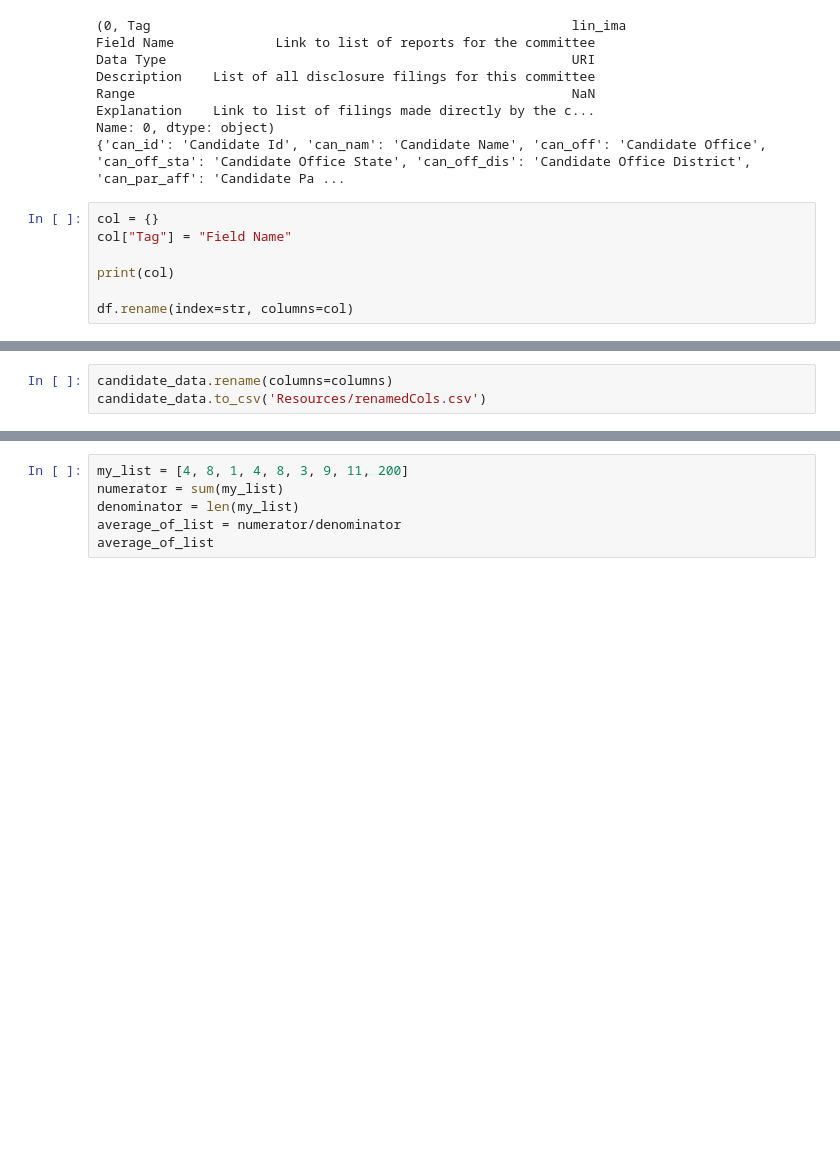
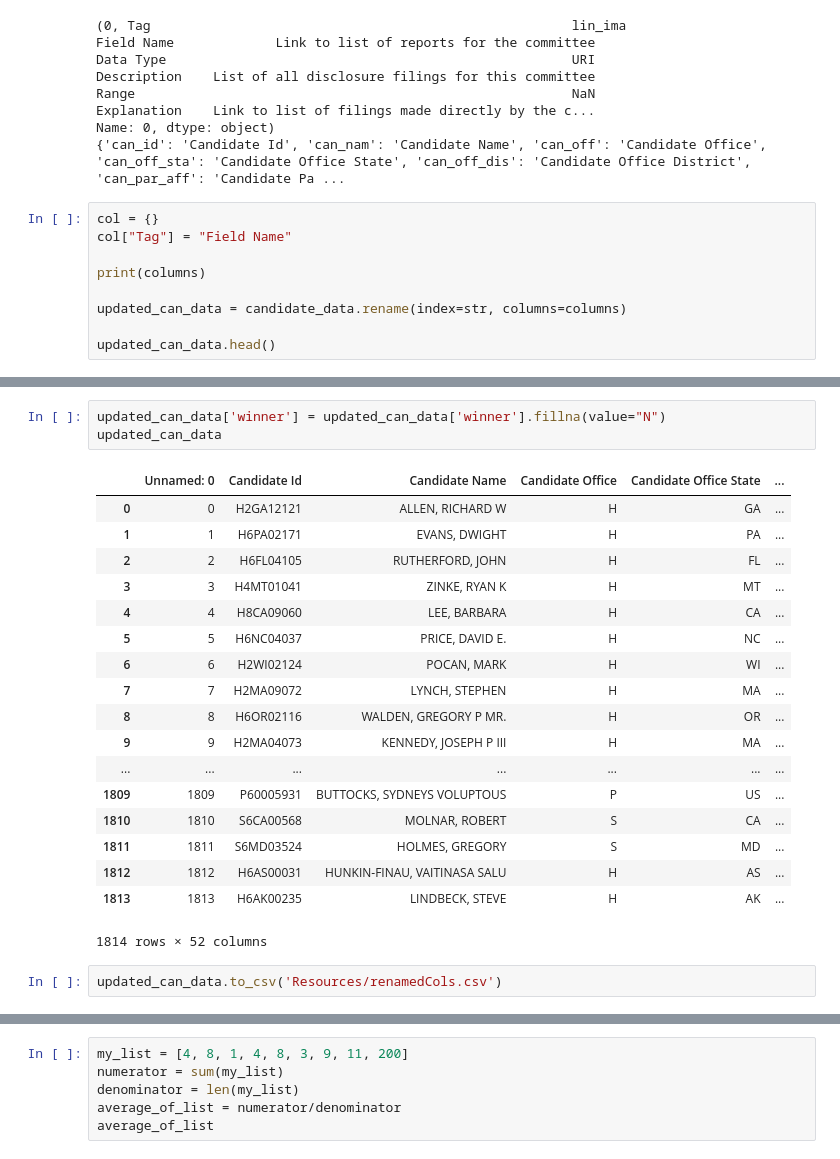
Before and after one commit to shresthaachyut/Election-Result-Prediction, a Jupyter notebook: award_project1.ipynb, the cells around one changed output, grey strips where cells are left out. Drawn from its saved outputs; the diff is of its cells as text; blank space fills up the shorter version.

```diff
--- a/award_project1.ipynb
+++ b/award_project1.ipynb
@@ -45,7 +45,9 @@ Name: 0, dtype: object)
 col = {}
 col["Tag"] = "Field Name"
 
-print(col)
+print(columns)
 
-df.rename(index=str, columns=col)
+updated_can_data = candidate_data.rename(index=str, columns=columns)
+
+updated_can_data.head()
 # %% [output]
@@ -54,3 +62,24 @@ NameError: name 'df' is not defined
+# %%
+updated_can_data['winner'] = updated_can_data['winner'].fillna(value="N")
+updated_can_data
+# %% [output]
+|  | Unnamed: 0 | Candidate Id | Candidate Name | Candidate Office | Candidate Office State | ... |
+| 0 | 0 | H2GA12121 | ALLEN, RICHARD W | H | GA | ... |
+| 1 | 1 | H6PA02171 | EVANS, DWIGHT | H | PA | ... |
+| 2 | 2 | H6FL04105 | RUTHERFORD, JOHN | H | FL | ... |
+| 3 | 3 | H4MT01041 | ZINKE, RYAN K | H | MT | ... |
+| 4 | 4 | H8CA09060 | LEE, BARBARA | H | CA | ... |
+| 5 | 5 | H6NC04037 | PRICE, DAVID E. | H | NC | ... |
+| 6 | 6 | H2WI02124 | POCAN, MARK | H | WI | ... |
+| 7 | 7 | H2MA09072 | LYNCH, STEPHEN | H | MA | ... |
+| 8 | 8 | H6OR02116 | WALDEN, GREGORY P MR. | H | OR | ... |
+| 9 | 9 | H2MA04073 | KENNEDY, JOSEPH P III | H | MA | ... |
+| ... | ... | ... | ... | ... | ... | ... |
+| 1809 | 1809 | P60005931 | BUTTOCKS, SYDNEYS VOLUPTOUS | P | US | ... |
+| 1810 | 1810 | S6CA00568 | MOLNAR, ROBERT | S | CA | ... |
+| 1811 | 1811 | S6MD03524 | HOLMES, GREGORY | S | MD | ... |
+| 1812 | 1812 | H6AS00031 | HUNKIN-FINAU, VAITINASA SALU | H | AS | ... |
+| 1813 | 1813 | H6AK00235 | LINDBECK, STEVE | H | AK | ... |
+1814 rows × 52 columns
 # %%
-candidate_data.rename(columns=columns)
-candidate_data.to_csv('Resources/renamedCols.csv')
+updated_can_data.to_csv('Resources/renamedCols.csv')
```
Also changed, not shown: parts of 3 cells of this notebook, 3 other files.
